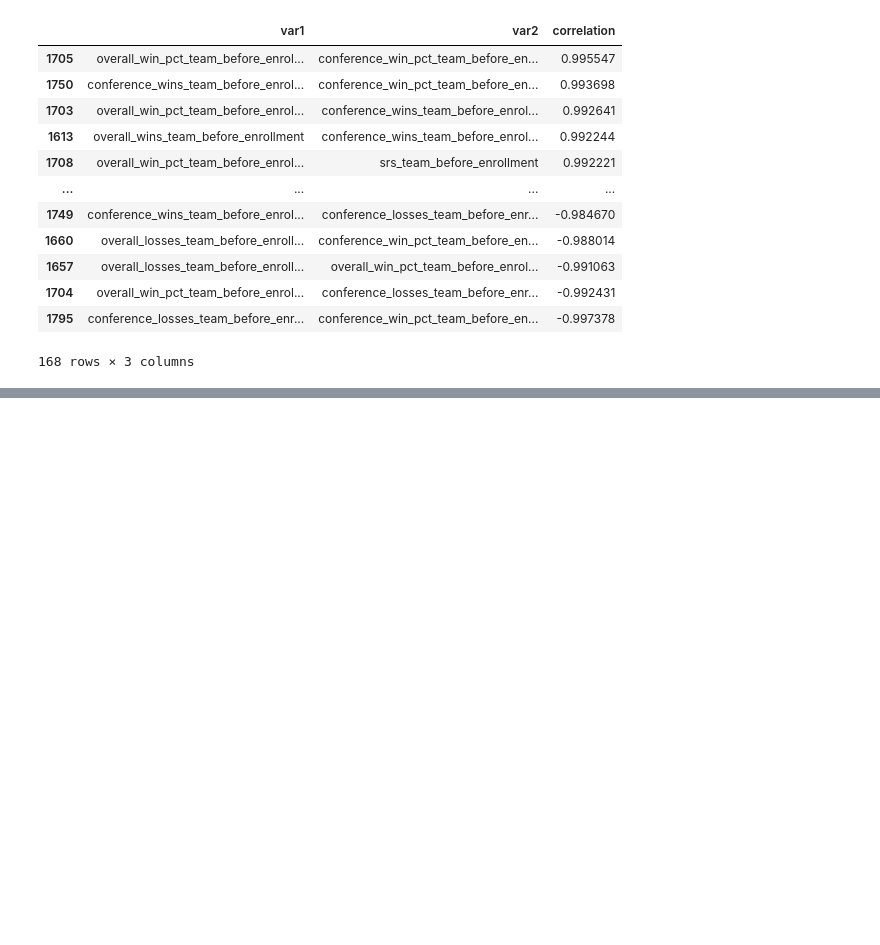
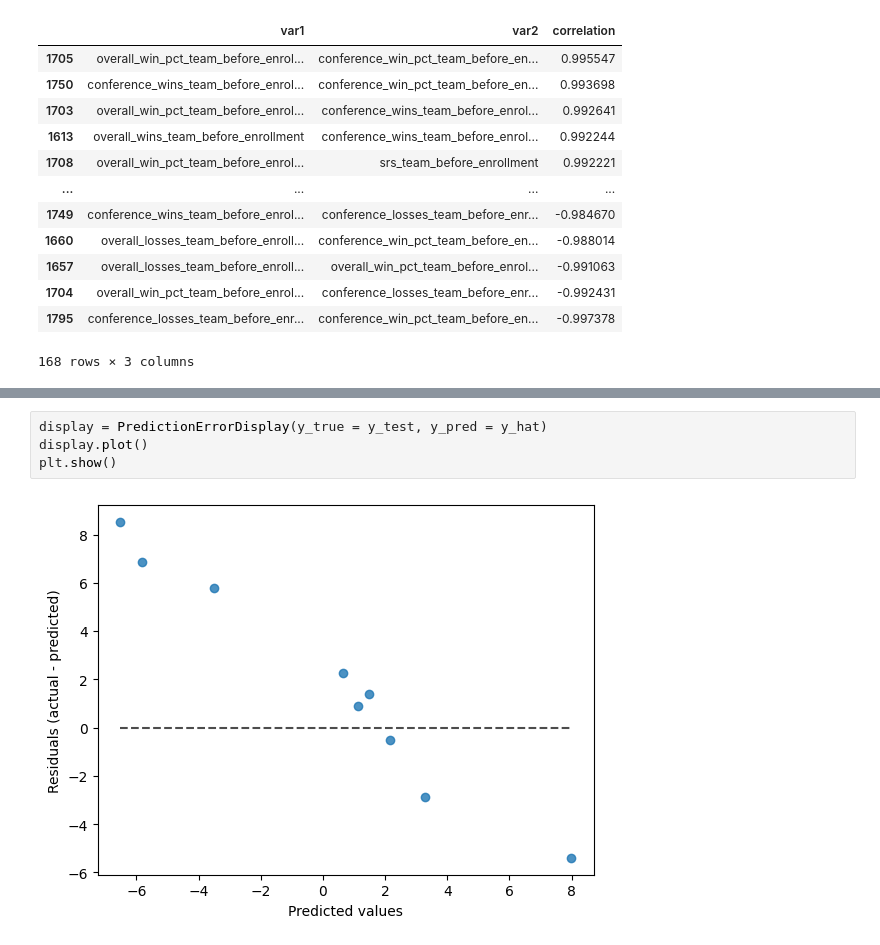
Before and after one commit to AJH456/Predicting_College_Football_Quarterback_Success, a Jupyter notebook: Code/modeling.ipynb, the cells around one changed output, grey strips where cells are left out. Drawn from its saved outputs; the diff is of its cells as text; blank space fills up the shorter version.

```diff
--- a/Code/modeling.ipynb
+++ b/Code/modeling.ipynb
@@ -387,0 +474,6 @@ find_high_correlations(correlation_matrix, threshold=0.8)
+# %%
+display = PredictionErrorDisplay(y_true = y_test, y_pred = y_hat)
+display.plot()
+plt.show()
+# %% [output]
+[figure, added]
```
Also changed, not shown: parts of 26 cells of this notebook.
